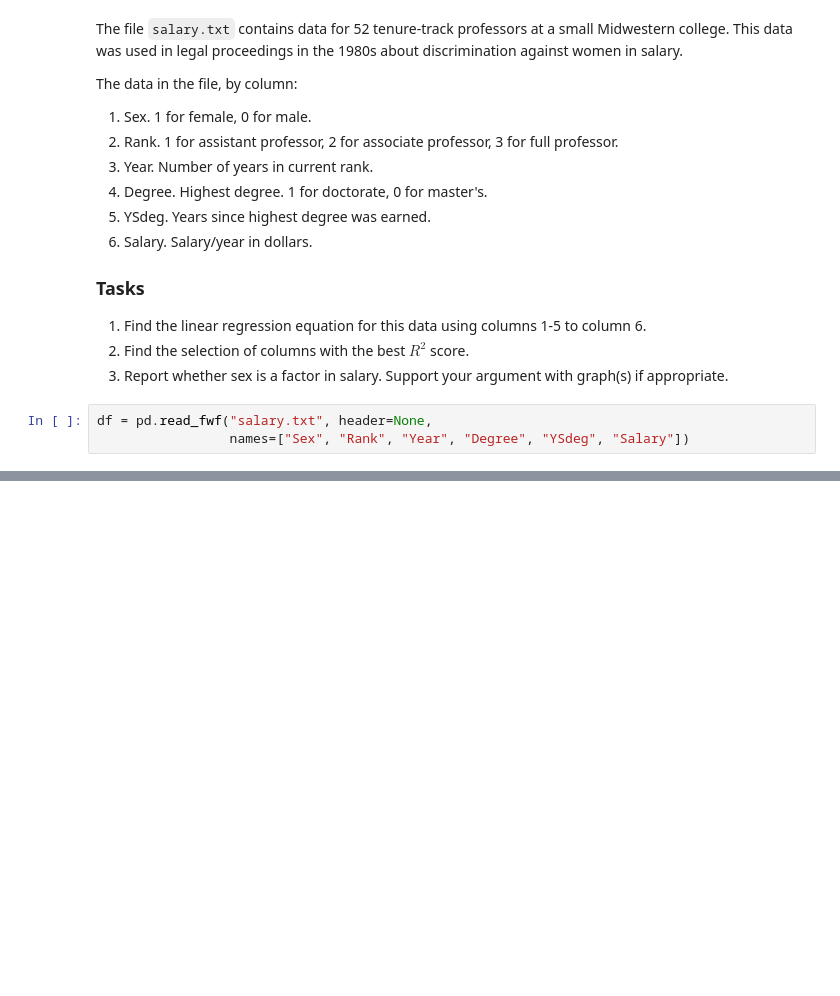
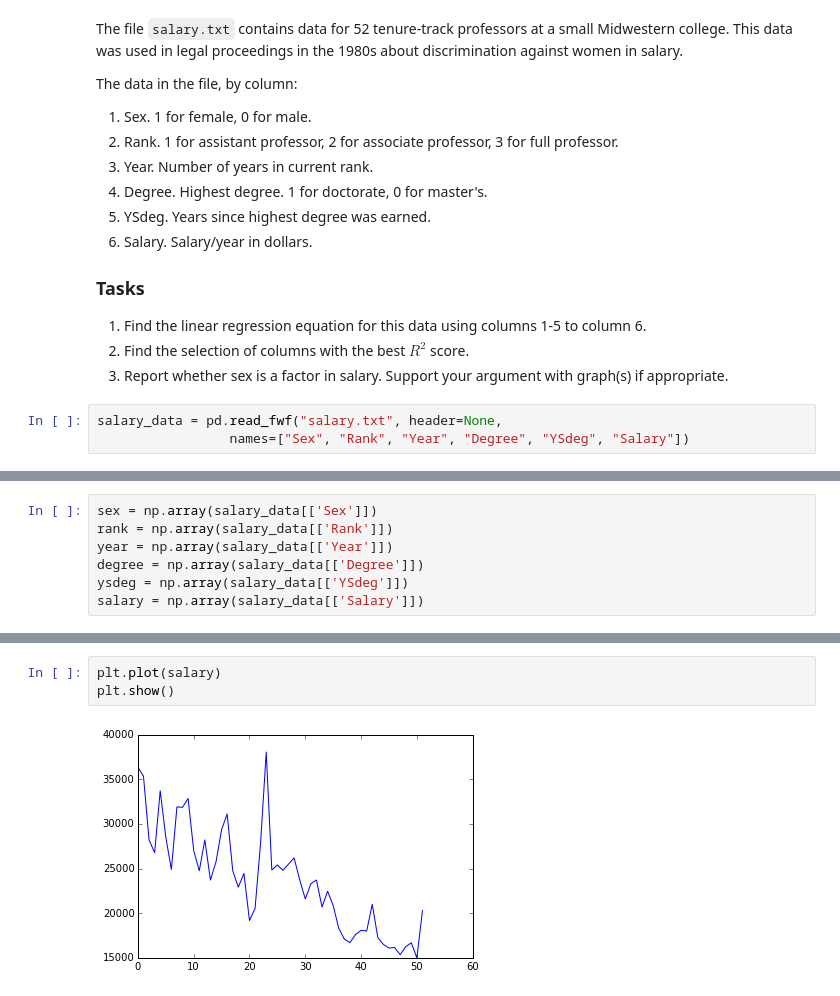
Before and after one commit to JermaineKee/Linear-Regression, a Jupyter notebook: simple-linear-regression.ipynb, the cells around one changed output, grey strips where cells are left out. Saved outputs shown, nothing was run; the diff lists cells and outputs as text; blank space fills up the shorter version.

```diff
--- a/simple-linear-regression.ipynb
+++ b/simple-linear-regression.ipynb
@@ -124,5 +134,5 @@ The data in the file, by column:
 2. Find the selection of columns with the best $R^2$ score.
 3. Report whether sex is a factor in salary. Support your argument with graph(s) if appropriate.
 # %%
-df = pd.read_fwf("salary.txt", header=None,
+salary_data = pd.read_fwf("salary.txt", header=None,
                  names=["Sex", "Rank", "Year", "Degree", "YSdeg", "Salary"])
@@ -128,0 +148,7 @@ df = pd.read_fwf("salary.txt", header=None,
+# %%
+sex = np.array(salary_data[['Sex']])
+rank = np.array(salary_data[['Rank']])
+year = np.array(salary_data[['Year']])
+degree = np.array(salary_data[['Degree']])
+ysdeg = np.array(salary_data[['YSdeg']])
+salary = np.array(salary_data[['Salary']])
@@ -128,0 +222,5 @@ df = pd.read_fwf("salary.txt", header=None,
+# %%
+plt.plot(salary)
+plt.show()
+# %% [output]
+[figure, added]
```
Also changed, not shown: parts of 20 cells of this notebook.
